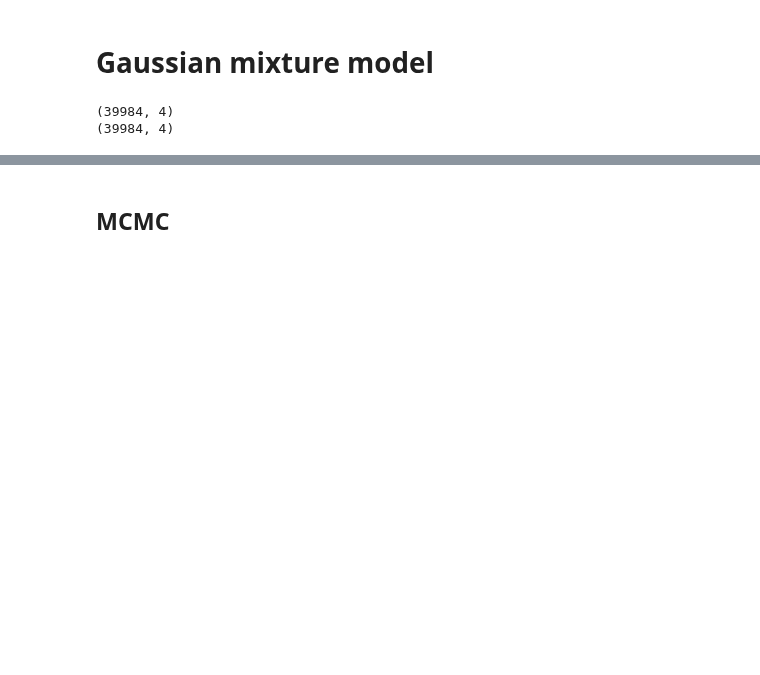
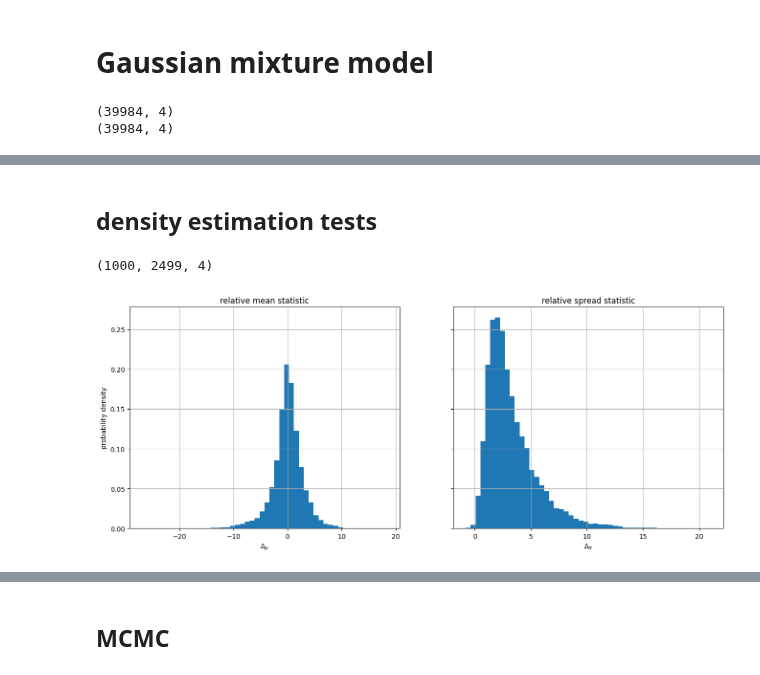
Before and after one commit to des-science/multiprobe-simulation-inference, a Jupyter notebook: notebooks/gaussian_mixture.ipynb, the cells around one changed output, grey strips where cells are left out. Saved outputs shown, nothing was run; the diff lists cells and outputs as text; code cells hidden in the pictures; blank space fills up the shorter version.

Commit message:
added density estimation tests

```diff
--- a/notebooks/gaussian_mixture.ipynb
+++ b/notebooks/gaussian_mixture.ipynb
@@ -143,0 +151,41 @@ ax.grid(True)
+# %% [markdown]
+## density estimation tests
+# %%
+n_cosmos = grid_cosmos.shape[0]
+n_summaries = grid_preds.shape[-1]
+n_samples_per_cosmo = 1000
+
+pred_samples = model.sample(grid_cosmos, n_samples_per_cond=n_samples_per_cosmo, batch_size=10000)
+print(pred_samples.shape)
+# %% [output]
+(1000, 2499, 4)
+# %%
+# samples from the mixture model
+mean_samples = np.mean(pred_samples, axis=0)
+std_samples = np.std(pred_samples, axis=0)
+
+# "true" network predictions
+mean_preds = np.mean(grid_preds, axis=1)
+std_preds = np.std(grid_preds, axis=1)
+
+assert mean_samples.shape == std_samples.shape == mean_preds.shape == std_preds.shape
+
+# test statistics, these should be tightly centered around zero
+Delta_mu = (mean_samples - mean_preds)/std_preds
+Delta_sigma = (std_samples - std_preds)/std_preds
+
+Delta_mu = Delta_mu.ravel()
+Delta_sigma = Delta_sigma.ravel()
+
+# plot
+fig, ax = plt.subplots(ncols=2, figsize=(16,6), sharey=True)
+
+ax[0].hist(Delta_mu, bins=50, density=True)
+ax[0].set(title="relative mean statistic", xlabel=r"$\Delta_\mu$", ylabel="probability density")
+ax[0].grid(True)
+
+ax[1].hist(Delta_sigma, bins=50, density=True)
+ax[1].set(title="relative spread statistic", xlabel=r"$\Delta_\sigma$")
+ax[1].grid(True)
+# %% [output]
+[figure, added]
```
Also changed, not shown: parts of 11 cells of this notebook.
